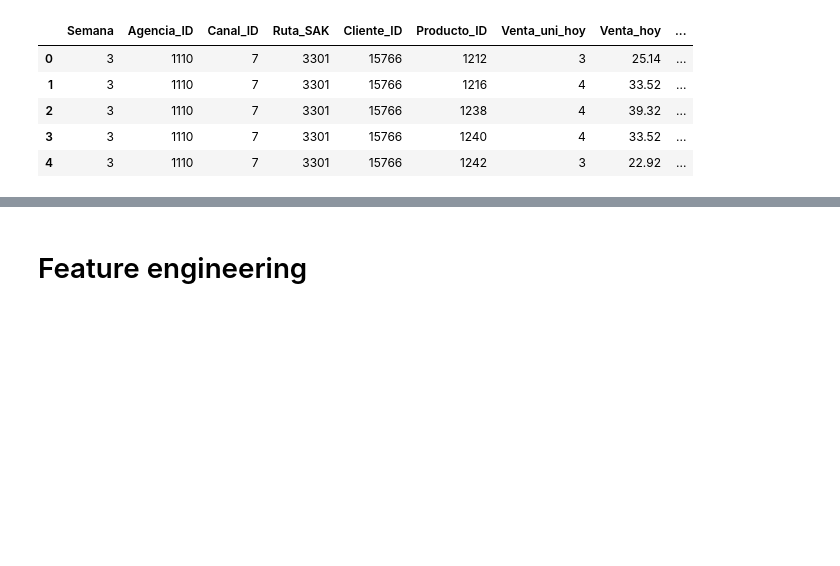
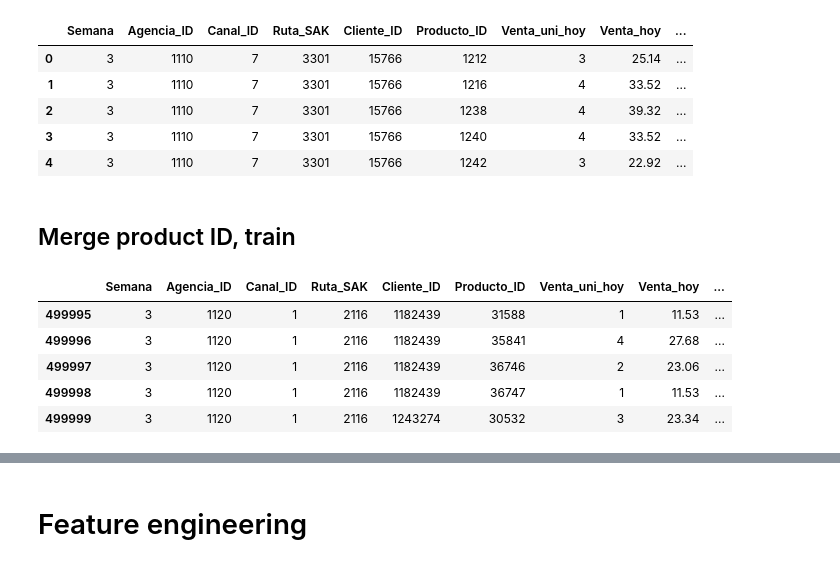
Before and after one commit to moxpower/Data-Science-playground, a Jupyter notebook: develop/Bimbo Bread Py.ipynb, the cells around one changed output, grey strips where cells are left out. Saved outputs shown, nothing was run; the diff lists cells and outputs as text; code cells hidden in the pictures; blank space fills up the shorter version.

```diff
--- a/develop/Bimbo Bread Py.ipynb
+++ b/develop/Bimbo Bread Py.ipynb
@@ -260,3 +274,14 @@ train.head()
 | 2 | 3 | 1110 | 7 | 3301 | 15766 | 1238 | 4 | 39.32 | ... |
 | 3 | 3 | 1110 | 7 | 3301 | 15766 | 1240 | 4 | 33.52 | ... |
 | 4 | 3 | 1110 | 7 | 3301 | 15766 | 1242 | 3 | 22.92 | ... |
+# %% [markdown]
+## Merge product ID, train
+# %%
+train.tail()
+# %% [output]
+|  | Semana | Agencia_ID | Canal_ID | Ruta_SAK | Cliente_ID | Producto_ID | Venta_uni_hoy | Venta_hoy | ... |
+| 499995 | 3 | 1120 | 1 | 2116 | 1182439 | 31588 | 1 | 11.53 | ... |
+| 499996 | 3 | 1120 | 1 | 2116 | 1182439 | 35841 | 4 | 27.68 | ... |
+| 499997 | 3 | 1120 | 1 | 2116 | 1182439 | 36746 | 2 | 23.06 | ... |
+| 499998 | 3 | 1120 | 1 | 2116 | 1182439 | 36747 | 1 | 11.53 | ... |
+| 499999 | 3 | 1120 | 1 | 2116 | 1243274 | 30532 | 3 | 23.34 | ... |
```
Also changed, not shown: parts of 13 cells of this notebook, 1 other file.
